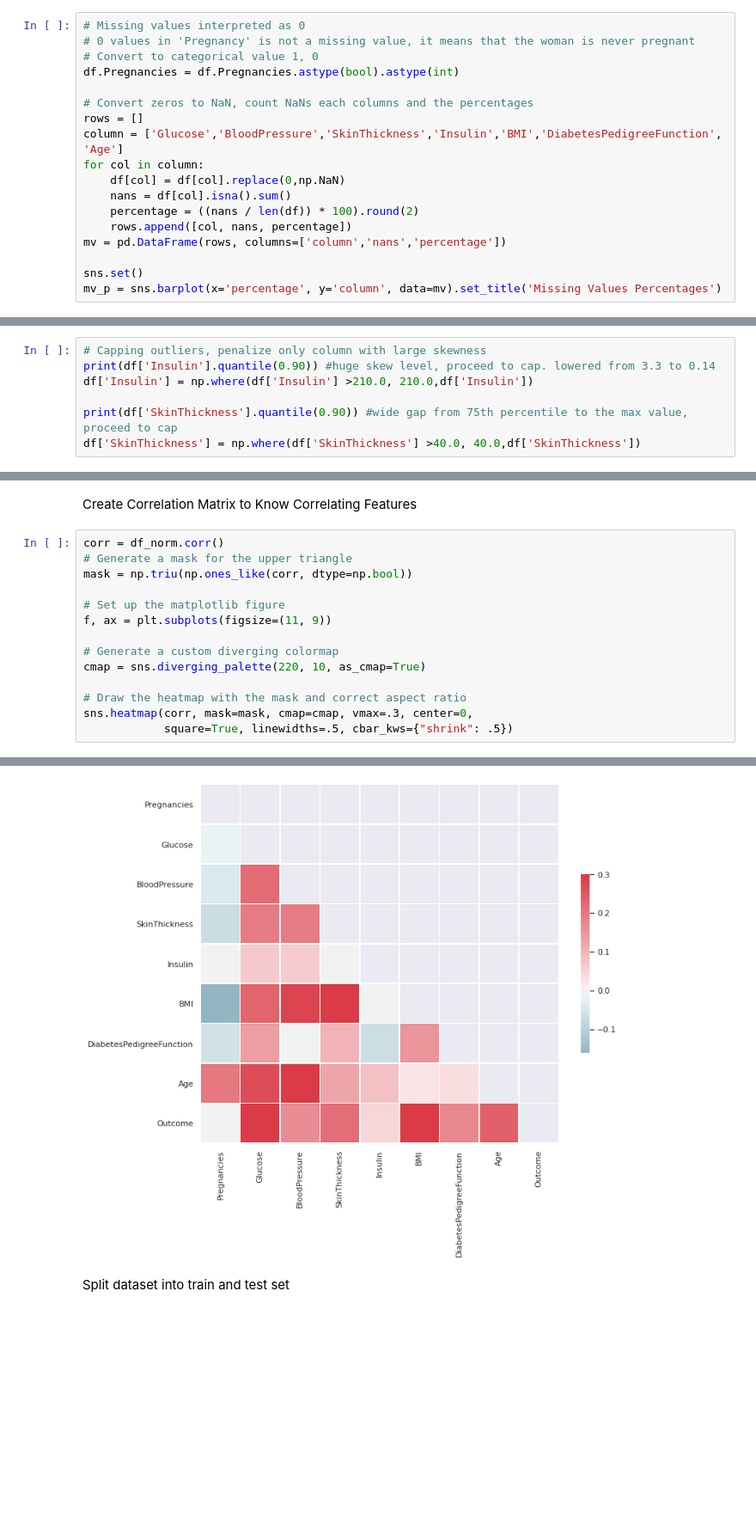
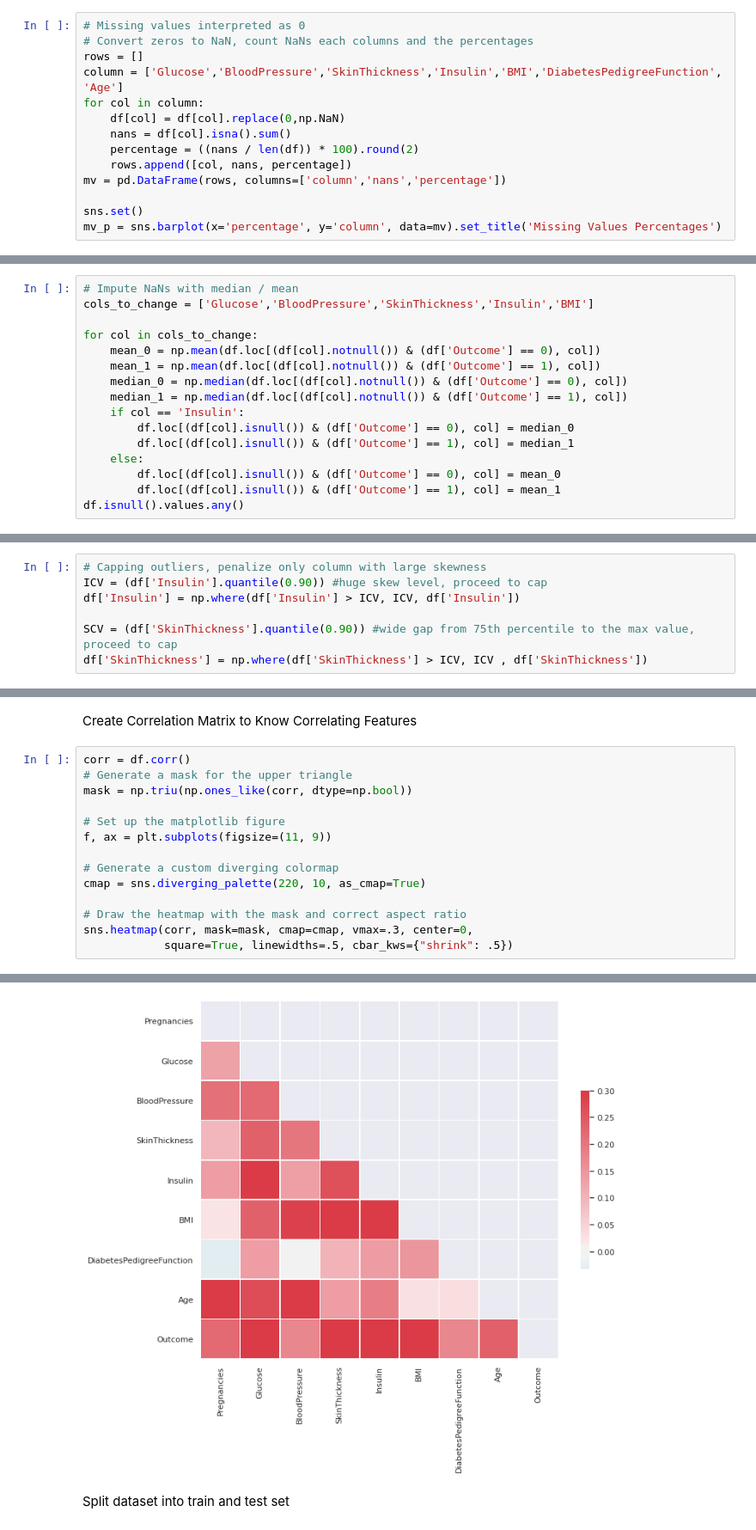
Before and after one commit to adindariztia/Bangkit_DiabetesPredictionML, a Jupyter notebook: PIMA_Dataset_Overview.ipynb, the cells around one changed output, grey strips where cells are left out. Shown: that part at 86% size. Drawn from its saved outputs; the diff is of its cells as text; blank space fills up the shorter version.

Commit message:
Correcting missing values imputation, outlier cap,  selecting feature & adding logistic regression altogether

```diff
--- a/PIMA_Dataset_Overview.ipynb
+++ b/PIMA_Dataset_Overview.ipynb
@@ -55,10 +33,6 @@ sns.boxplot(data=df, orient='h')
 Impute Missing Values
 # %%
 # Missing values interpreted as 0
-# 0 values in 'Pregnancy' is not a missing value, it means that the woman is never pregnant
-# Convert to categorical value 1, 0
-df.Pregnancies = df.Pregnancies.astype(bool).astype(int)
-
 # Convert zeros to NaN, count NaNs each columns and the percentages
 rows = []
 column = ['Glucose','BloodPressure','SkinThickness','Insulin','BMI','DiabetesPedigreeFunction', 'Age']
@@ -95,0 +65,16 @@ False
+# %%
+# Impute NaNs with median / mean
+cols_to_change = ['Glucose','BloodPressure','SkinThickness','Insulin','BMI']
+
+for col in cols_to_change:
+    mean_0 = np.mean(df.loc[(df[col].notnull()) & (df['Outcome'] == 0), col])
+    mean_1 = np.mean(df.loc[(df[col].notnull()) & (df['Outcome'] == 1), col])
+    median_0 = np.median(df.loc[(df[col].notnull()) & (df['Outcome'] == 0), col])
+    median_1 = np.median(df.loc[(df[col].notnull()) & (df['Outcome'] == 1), col])
+    if col == 'Insulin':
+        df.loc[(df[col].isnull()) & (df['Outcome'] == 0), col] = median_0
+        df.loc[(df[col].isnull()) & (df['Outcome'] == 1), col] = median_1
+    else:
+        df.loc[(df[col].isnull()) & (df['Outcome'] == 0), col] = mean_0
+        df.loc[(df[col].isnull()) & (df['Outcome'] == 1), col] = mean_1
+df.isnull().values.any()
@@ -111,7 +85,7 @@ print(df['Age'].skew())
 # %%
 # Capping outliers, penalize only column with large skewness
-print(df['Insulin'].quantile(0.90)) #huge skew level, proceed to cap. lowered from 3.3 to 0.14
-df['Insulin'] = np.where(df['Insulin'] >210.0, 210.0,df['Insulin'])
+ICV = (df['Insulin'].quantile(0.90)) #huge skew level, proceed to cap
+df['Insulin'] = np.where(df['Insulin'] > ICV, ICV, df['Insulin'])
 
-print(df['SkinThickness'].quantile(0.90)) #wide gap from 75th percentile to the max value, proceed to cap
-df['SkinThickness'] = np.where(df['SkinThickness'] >40.0, 40.0,df['SkinThickness'])
+SCV = (df['SkinThickness'].quantile(0.90)) #wide gap from 75th percentile to the max value, proceed to cap
+df['SkinThickness'] = np.where(df['SkinThickness'] > ICV, ICV , df['SkinThickness'])
@@ -137,21 +108,21 @@ df_norm.head()
 # %% [markdown]
 Create Correlation Matrix to Know Correlating Features
 # %%
-corr = df_norm.corr()
+corr = df.corr()
 # Generate a mask for the upper triangle
 mask = np.triu(np.ones_like(corr, dtype=np.bool))
 
 # Set up the matplotlib figure
 f, ax = plt.subplots(figsize=(11, 9))
 
 # Generate a custom diverging colormap
 cmap = sns.diverging_palette(220, 10, as_cmap=True)
 
 # Draw the heatmap with the mask and correct aspect ratio
 sns.heatmap(corr, mask=mask, cmap=cmap, vmax=.3, center=0,
             square=True, linewidths=.5, cbar_kws={"shrink": .5})
 # %% [output]
 <matplotlib.axes._subplots.AxesSubplot at 0x...>
-[figure, old version]
+[figure, new version]
 # %% [markdown]
 Split dataset into train and test set
```
Also changed, not shown: parts of 18 cells of this notebook.
